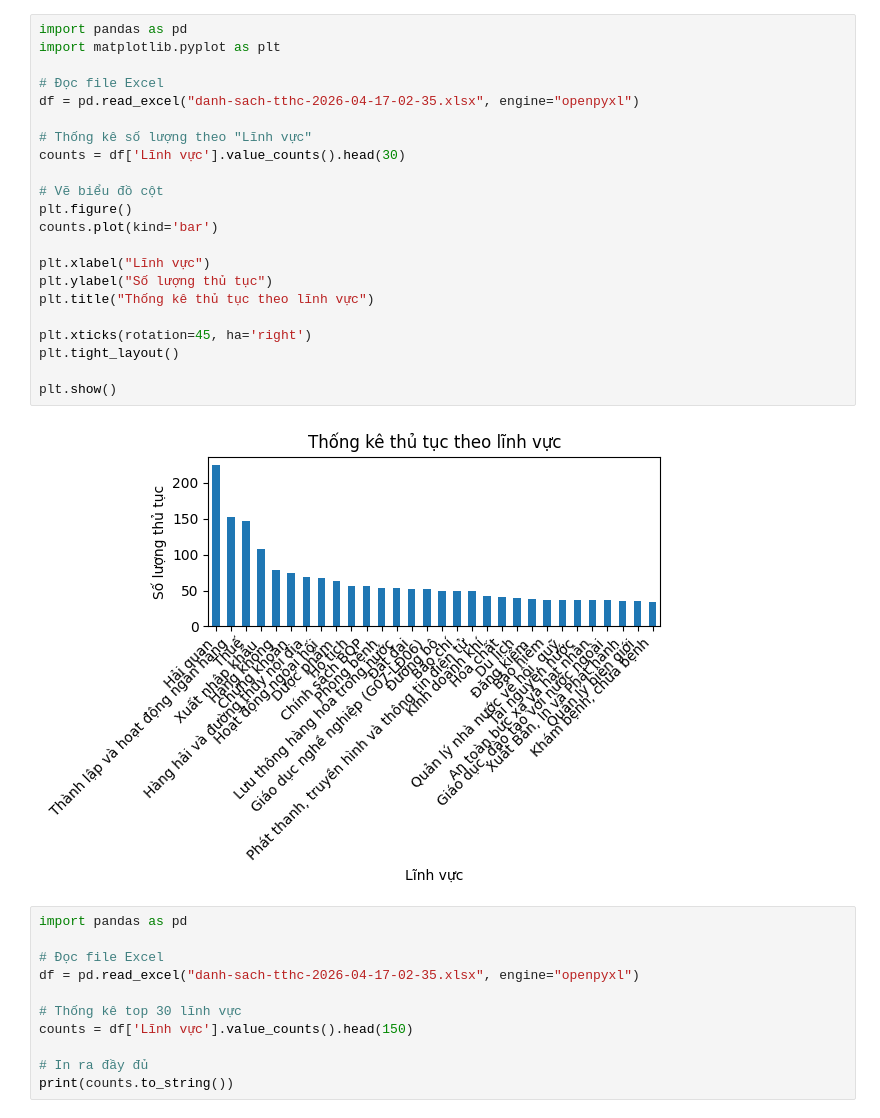
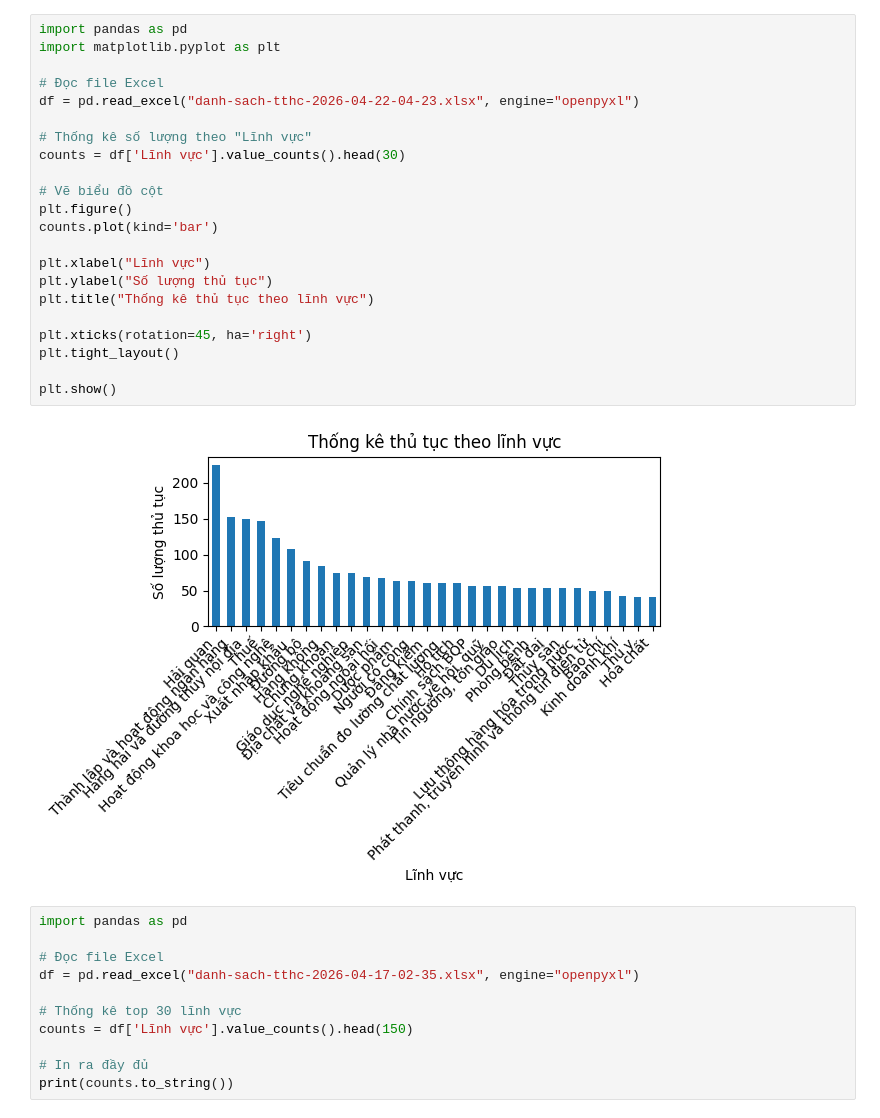
Before and after one commit to trandinhthang203/capstone-project, a Jupyter notebook: notebooks/crawl-data.ipynb, the cells around one changed output. Saved outputs shown, nothing was run; the diff lists cells and outputs as text.

```diff
--- a/notebooks/crawl-data.ipynb
+++ b/notebooks/crawl-data.ipynb
@@ -1,27 +1,27 @@
 # %%
 import pandas as pd
 import matplotlib.pyplot as plt
 
 # Đọc file Excel
-df = pd.read_excel("danh-sach-tthc-2026-04-17-02-35.xlsx", engine="openpyxl")
+df = pd.read_excel("danh-sach-tthc-2026-04-22-04-23.xlsx", engine="openpyxl")
 
 # Thống kê số lượng theo "Lĩnh vực"
 counts = df['Lĩnh vực'].value_counts().head(30)
 
 # Vẽ biểu đồ cột
 plt.figure()
 counts.plot(kind='bar')
 
 plt.xlabel("Lĩnh vực")
 plt.ylabel("Số lượng thủ tục")
 plt.title("Thống kê thủ tục theo lĩnh vực")
 
 plt.xticks(rotation=45, ha='right')
 plt.tight_layout()
 
 plt.show()
 # %% [output]
-[figure, old version]
+[figure, new version]
 # %%
 import pandas as pd
 
```
Also changed, not shown: parts of 13 cells of this notebook, 10 other files.
